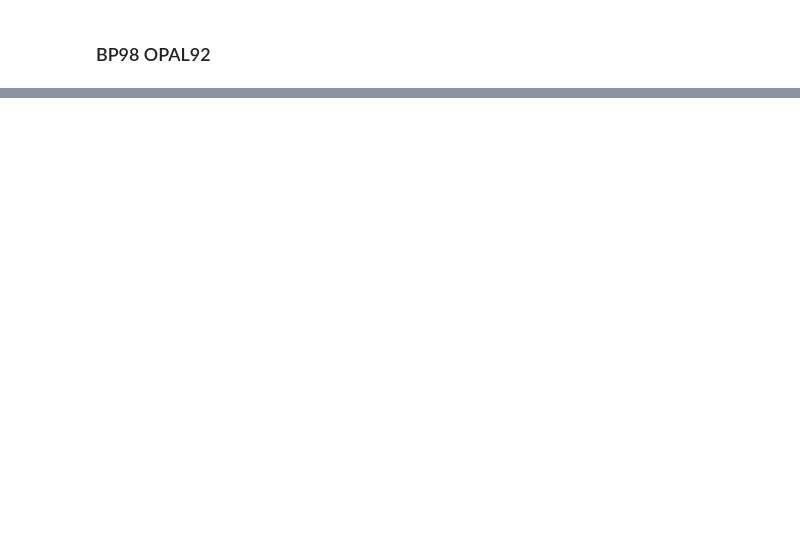
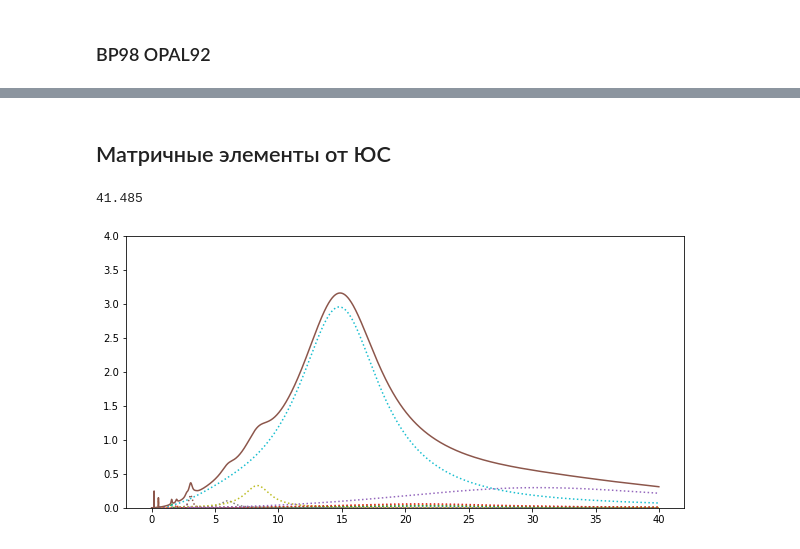
Before and after one commit to Almaz93/neutrino, a Jupyter notebook: double_beta_decay/Almaz's work/calculation/Check_influence_of_resonances_Xe127.ipynb, the cells around one changed output, grey strips where cells are left out. Drawn from its saved outputs; the diff is of its cells as text; code cells hidden in the pictures; blank space fills up the shorter version.

```diff
--- a/double_beta_decay/Almaz's work/calculation/Check_influence_of_resonances_Xe127.ipynb
+++ b/double_beta_decay/Almaz's work/calculation/Check_influence_of_resonances_Xe127.ipynb
@@ -493,3 +494,48 @@ b8   29.563735732533434
 pep   0.8127557148507923
 Be   2.9816017569907376
 rate_total   35.07577946003448
+# %% [markdown]
+## Матричные элементы от ЮС
+# %%
+En = np.array([0.2, 0.54, 1.58, 1.97, 2.76, 3.08, 3.45, 6.0, 8.34, 14.8, 20.59, 20.94, \
+               21.09, 21.22, 29.70])
+
+Mn = np.array([0.0025, 0.0025, 0.01, 0.01, 0.02, 0.10, 0.01, 0.2, 1.2, 30.8, 0.5, 0.8, \
+               0.5, 1.03, 6.3])
+
+np.sum(Mn)
+# %% [output]
+41.485
+# %%
+def breit_vigner3(x, M, w,  G1):
+    G = G1
+    y = M * (G**1) * (1-np.exp(-(x/G)**2) ) / ((x - w)**2 + (G**2)/1)
+    return np.round(y, decimals=5) #округляем чтобы убрать неустойчивость расчета изза хвостов
+
+Ex = np.arange(0,40,0.01)
+w = En
+M_square = Mn
+alpha = 0.018
+
+
+norm_factors = []
+for w_i,M_i in zip(w, M_square):
+    y_values = breit_vigner3(Ex, 1, w_i, alpha*w_i**2)
+    norm_factors.append(trapz(y_values, Ex))
+# %%
+plots = np.zeros((w.shape[0], Ex.shape[0]))
+for idx, w_i, M_i, norm_i in zip(range(w.shape[0]), w, M_square, norm_factors):
+    amplitude = M_i / norm_i
+    y_values = breit_vigner3(Ex, amplitude, w_i, alpha*w_i**2)
+    plots[idx] = y_values
+
+summ = np.sum(plots, axis=0)
+# %%
+plt.figure(figsize=(10,5))
+plt.ylim(0,4)
+for elem in plots:
+    plt.plot(Ex, elem, ls=':')
+plt.plot(Ex, summ)
+plt.show()
+# %% [output]
+[figure, added]
```
Also changed, not shown: parts of 10 cells of this notebook, 5 other files.
